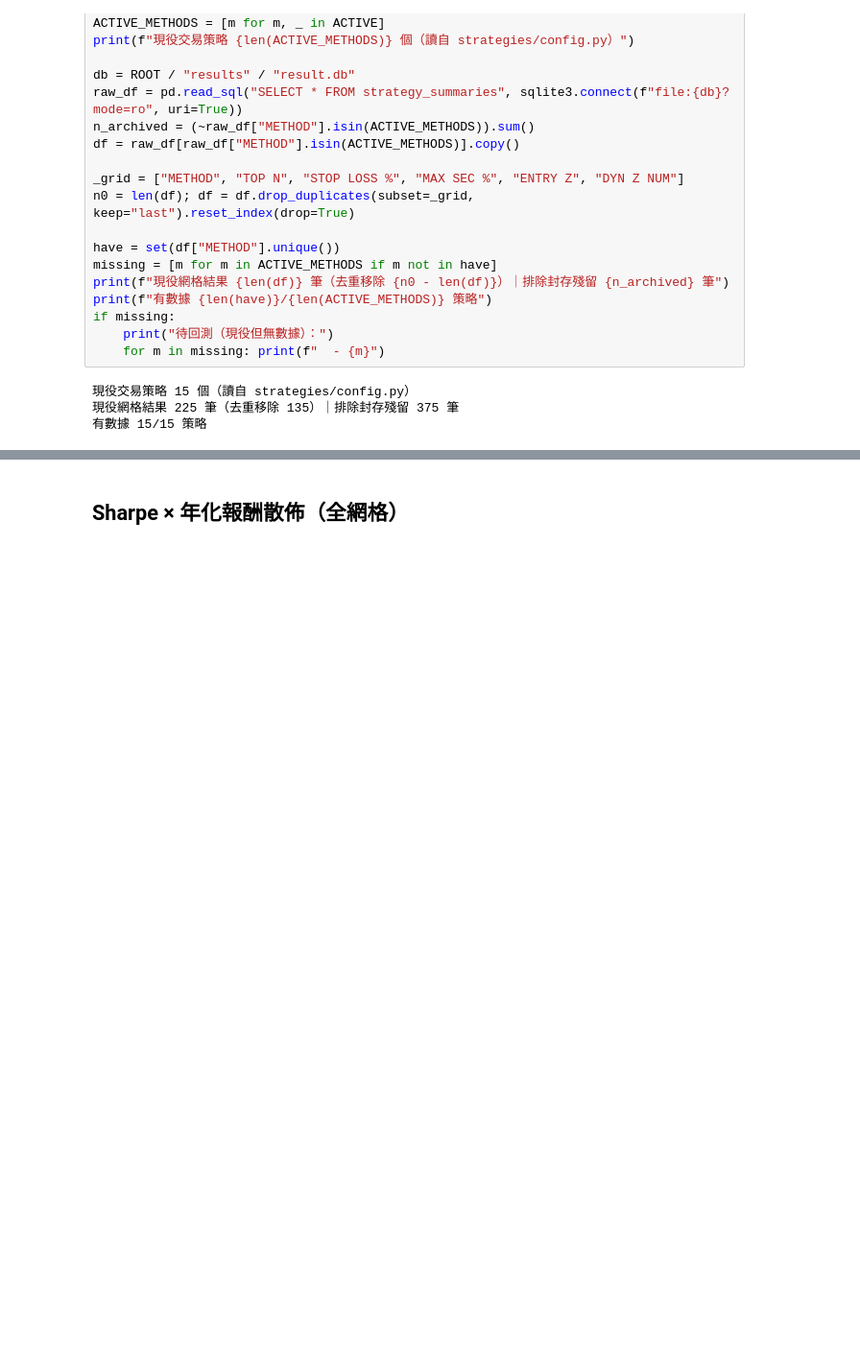
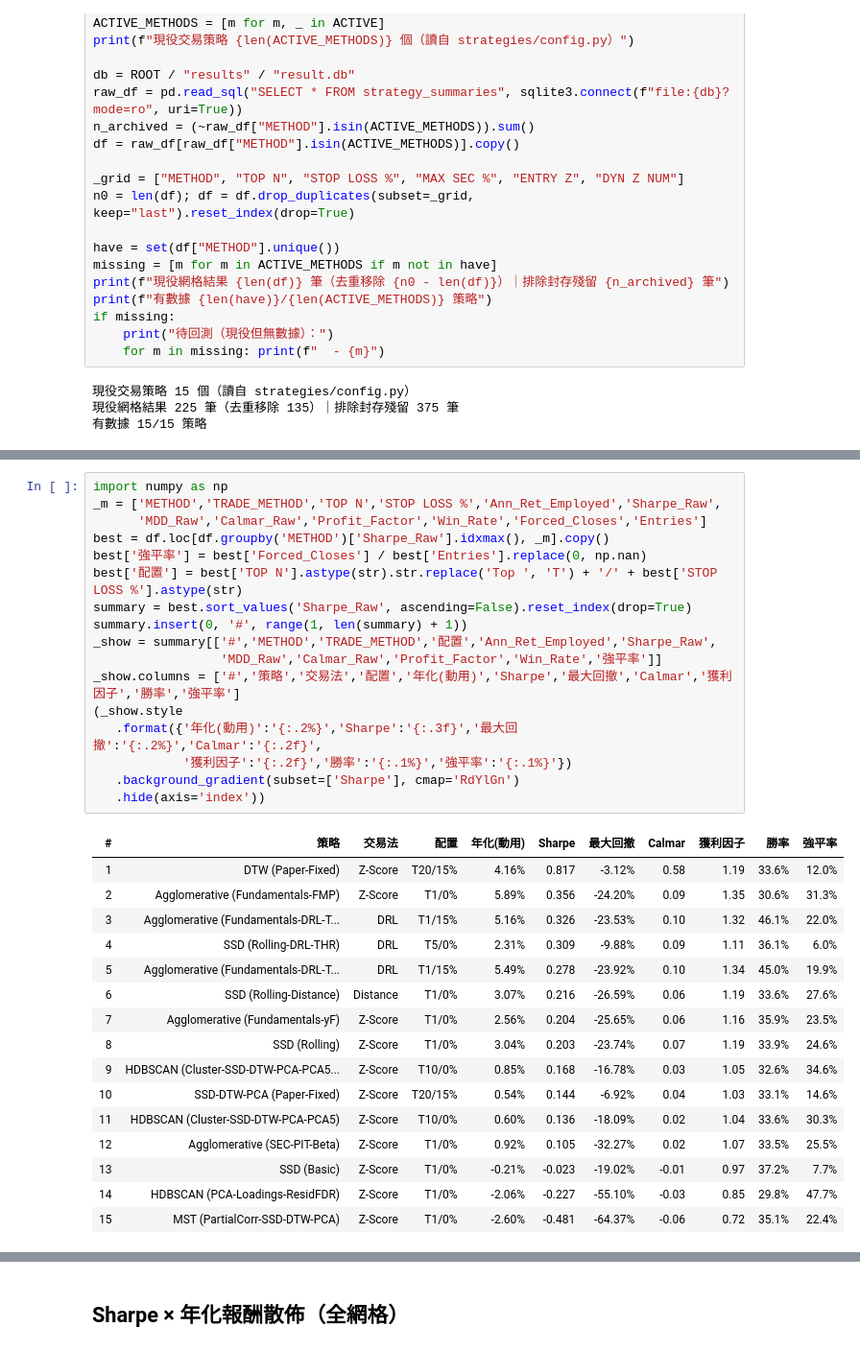
Before and after one commit to LerajieAsta/pairtrade_trainingproject, a Jupyter notebook: notebooks/comparison.ipynb, the cells around one changed output, grey strips where cells are left out. Shown at 96% size. Cells and saved outputs as stored; diff of their text form; blank space fills up the shorter version.

```diff
--- a/notebooks/comparison.ipynb
+++ b/notebooks/comparison.ipynb
@@ -203,0 +136,34 @@ plt.tight_layout(); plt.show()
+# %%
+import numpy as np
+_m = ['METHOD','TRADE_METHOD','TOP N','STOP LOSS %','Ann_Ret_Employed','Sharpe_Raw',
+      'MDD_Raw','Calmar_Raw','Profit_Factor','Win_Rate','Forced_Closes','Entries']
+best = df.loc[df.groupby('METHOD')['Sharpe_Raw'].idxmax(), _m].copy()
+best['強平率'] = best['Forced_Closes'] / best['Entries'].replace(0, np.nan)
+best['配置'] = best['TOP N'].astype(str).str.replace('Top ', 'T') + '/' + best['STOP LOSS %'].astype(str)
+summary = best.sort_values('Sharpe_Raw', ascending=False).reset_index(drop=True)
+summary.insert(0, '#', range(1, len(summary) + 1))
+_show = summary[['#','METHOD','TRADE_METHOD','配置','Ann_Ret_Employed','Sharpe_Raw',
+                 'MDD_Raw','Calmar_Raw','Profit_Factor','Win_Rate','強平率']]
+_show.columns = ['#','策略','交易法','配置','年化(動用)','Sharpe','最大回撤','Calmar','獲利因子','勝率','強平率']
+(_show.style
+   .format({'年化(動用)':'{:.2%}','Sharpe':'{:.3f}','最大回撤':'{:.2%}','Calmar':'{:.2f}',
+            '獲利因子':'{:.2f}','勝率':'{:.1%}','強平率':'{:.1%}'})
+   .background_gradient(subset=['Sharpe'], cmap='RdYlGn')
+   .hide(axis='index'))
+# %% [output]
+| # | 策略 | 交易法 | 配置 | 年化(動用) | Sharpe | 最大回撤 | Calmar | 獲利因子 | 勝率 | 強平率 |
+| 1 | DTW (Paper-Fixed) | Z-Score | T20/15% | 4.16% | 0.817 | -3.12% | 0.58 | 1.19 | 33.6% | 12.0% |
+| 2 | Agglomerative (Fundamentals-FMP) | Z-Score | T1/0% | 5.89% | 0.356 | -24.20% | 0.09 | 1.35 | 30.6% | 31.3% |
+| 3 | Agglomerative (Fundamentals-DRL-T... | DRL | T1/15% | 5.16% | 0.326 | -23.53% | 0.10 | 1.32 | 46.1% | 22.0% |
+| 4 | SSD (Rolling-DRL-THR) | DRL | T5/0% | 2.31% | 0.309 | -9.88% | 0.09 | 1.11 | 36.1% | 6.0% |
+| 5 | Agglomerative (Fundamentals-DRL-T... | DRL | T1/15% | 5.49% | 0.278 | -23.92% | 0.10 | 1.34 | 45.0% | 19.9% |
+| 6 | SSD (Rolling-Distance) | Distance | T1/0% | 3.07% | 0.216 | -26.59% | 0.06 | 1.19 | 33.6% | 27.6% |
+| 7 | Agglomerative (Fundamentals-yF) | Z-Score | T1/0% | 2.56% | 0.204 | -25.65% | 0.06 | 1.16 | 35.9% | 23.5% |
+| 8 | SSD (Rolling) | Z-Score | T1/0% | 3.04% | 0.203 | -23.74% | 0.07 | 1.19 | 33.9% | 24.6% |
+| 9 | HDBSCAN (Cluster-SSD-DTW-PCA-PCA5... | Z-Score | T10/0% | 0.85% | 0.168 | -16.78% | 0.03 | 1.05 | 32.6% | 34.6% |
+| 10 | SSD-DTW-PCA (Paper-Fixed) | Z-Score | T20/15% | 0.54% | 0.144 | -6.92% | 0.04 | 1.03 | 33.1% | 14.6% |
+| 11 | HDBSCAN (Cluster-SSD-DTW-PCA-PCA5) | Z-Score | T10/0% | 0.60% | 0.136 | -18.09% | 0.02 | 1.04 | 33.6% | 30.3% |
+| 12 | Agglomerative (SEC-PIT-Beta) | Z-Score | T1/0% | 0.92% | 0.105 | -32.27% | 0.02 | 1.07 | 33.5% | 25.5% |
+| 13 | SSD (Basic) | Z-Score | T1/0% | -0.21% | -0.023 | -19.02% | -0.01 | 0.97 | 37.2% | 7.7% |
+| 14 | HDBSCAN (PCA-Loadings-ResidFDR) | Z-Score | T1/0% | -2.06% | -0.227 | -55.10% | -0.03 | 0.85 | 29.8% | 47.7% |
+| 15 | MST (PartialCorr-SSD-DTW-PCA) | Z-Score | T1/0% | -2.60% | -0.481 | -64.37% | -0.06 | 0.72 | 35.1% | 22.4% |
```
Also changed, not shown: parts of 17 cells of this notebook, 27 other files.
